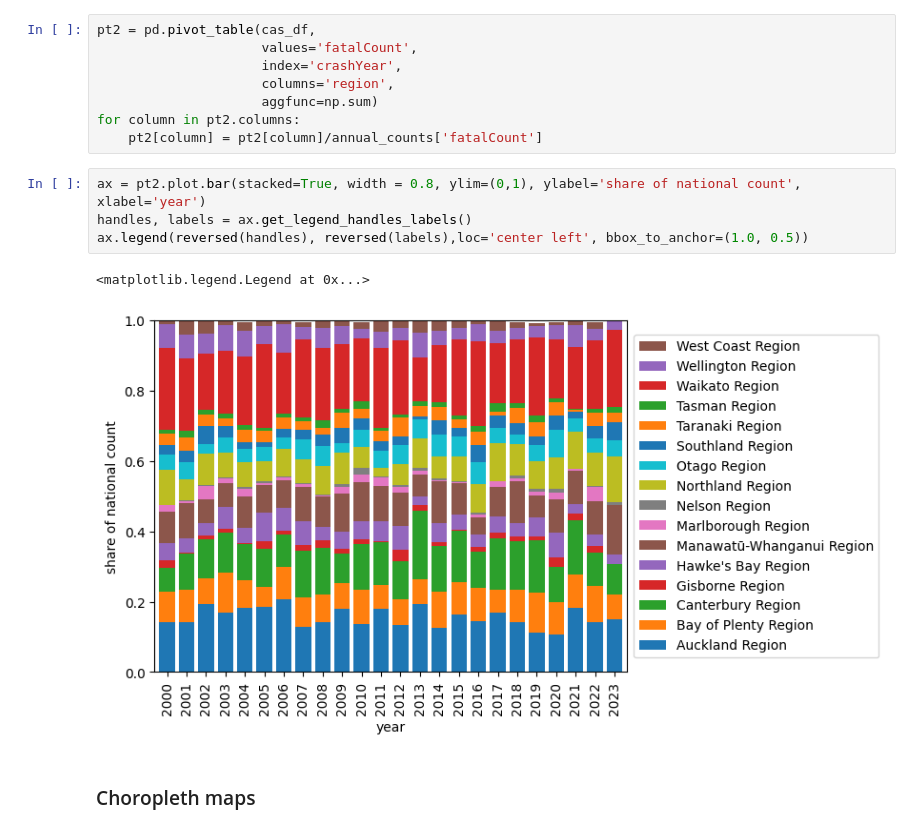
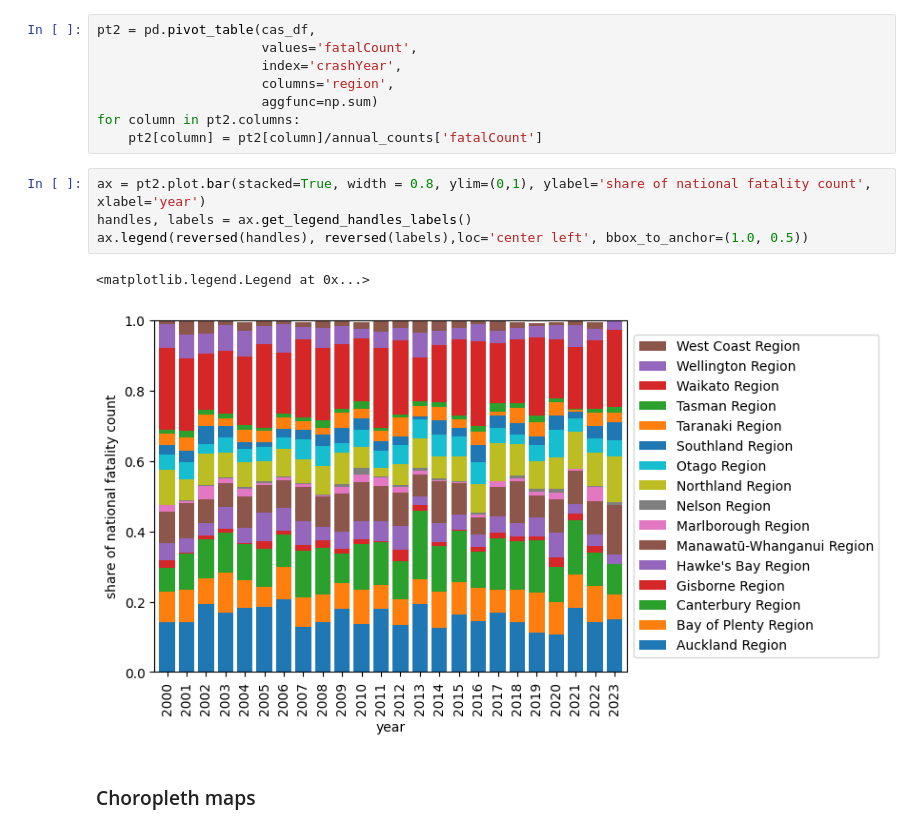
Before and after one commit to dmitrische/cas-data-exploration, a Jupyter notebook: assignment.ipynb, the cells around one changed output. Drawn from its saved outputs; the diff is of its cells as text.

```diff
--- a/assignment.ipynb
+++ b/assignment.ipynb
@@ -309,12 +309,12 @@ pt2 = pd.pivot_table(cas_df,
 for column in pt2.columns:
     pt2[column] = pt2[column]/annual_counts['fatalCount']
 # %%
-ax = pt2.plot.bar(stacked=True, width = 0.8, ylim=(0,1), ylabel='share of national count', xlabel='year')
+ax = pt2.plot.bar(stacked=True, width = 0.8, ylim=(0,1), ylabel='share of national fatality count', xlabel='year')
 handles, labels = ax.get_legend_handles_labels()
 ax.legend(reversed(handles), reversed(labels),loc='center left', bbox_to_anchor=(1.0, 0.5))
 # %% [output]
 <matplotlib.legend.Legend at 0x...>
-[figure, old version]
+[figure, new version]
 # %% [markdown]
 ### Choropleth maps
 # %%
```
Also changed, not shown: parts of 5 cells of this notebook, 5 other files.
